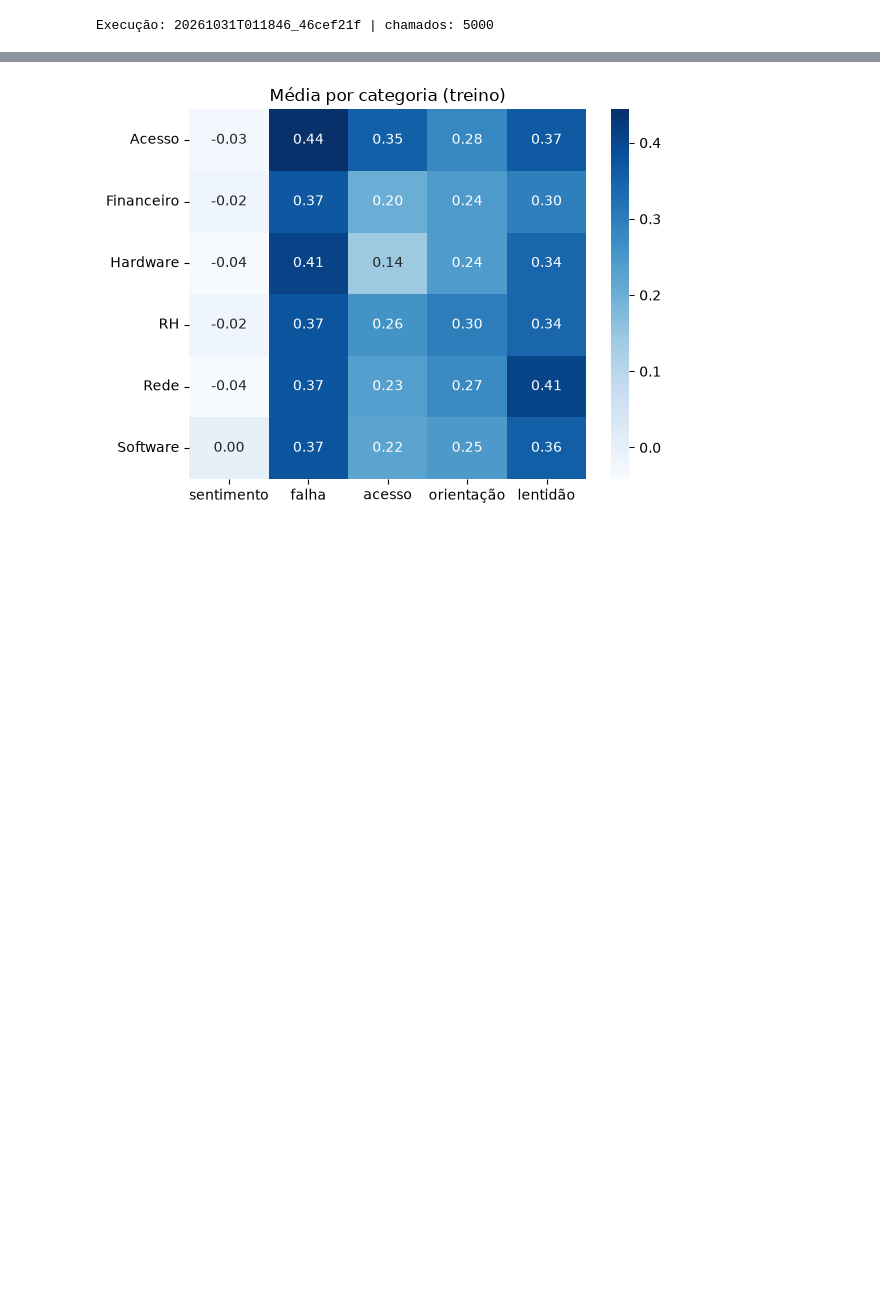
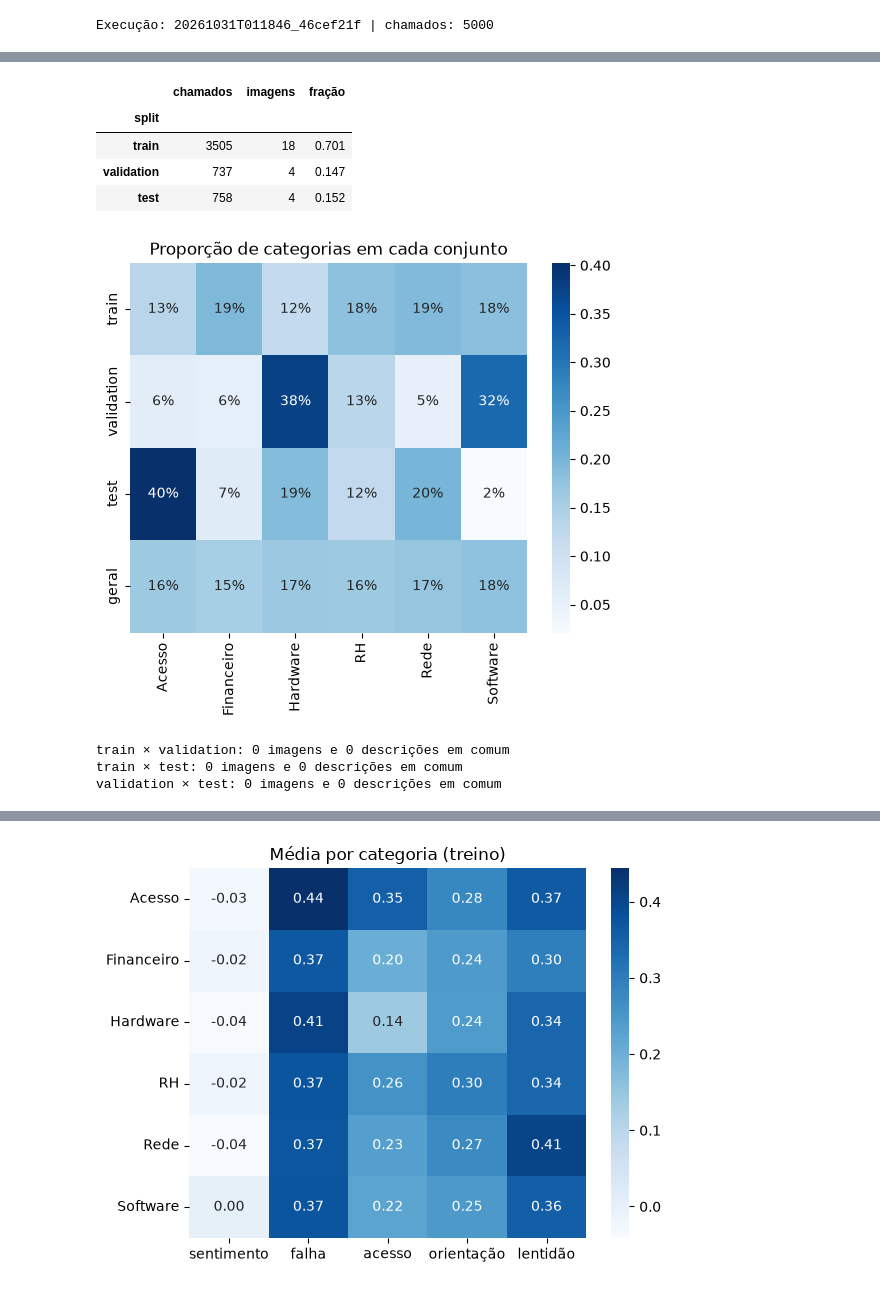
Before and after one commit to AndreyFernandes-NP/ProjetoIntegrador-II, a Jupyter notebook: notebooks/02_PLN.ipynb, the cells around one changed output, grey strips where cells are left out. Cells and saved outputs as stored; diff of their text form; code cells hidden in the pictures; blank space fills up the shorter version.

```diff
--- a/notebooks/02_PLN.ipynb
+++ b/notebooks/02_PLN.ipynb
@@ -26,0 +61,26 @@ Execução: 20261031T011846_46cef21f | chamados: 5000
+# %%
+resumo = df.groupby("split").agg(chamados=("ticket_id", "size"), imagens=("image_path", "nunique"))
+resumo["fração"] = (resumo["chamados"] / len(df)).round(3)
+display(resumo.loc[["train", "validation", "test"]])
+
+proporcao = pd.crosstab(df["split"], df["target_category"], normalize="index").loc[["train", "validation", "test"]]
+proporcao.loc["geral"] = df["target_category"].value_counts(normalize=True)
+proporcao = proporcao.astype(float)
+sns.heatmap(proporcao, annot=True, fmt=".0%", cmap="Blues").set(title="Proporção de categorias em cada conjunto", xlabel="", ylabel="")
+plt.show()
+
+conjuntos = {p: df[df["split"] == p] for p in ("train", "validation", "test")}
+for a, b in (("train", "validation"), ("train", "test"), ("validation", "test")):
+    imagens = set(conjuntos[a]["image_path"]) & set(conjuntos[b]["image_path"])
+    textos = set(conjuntos[a]["description"]) & set(conjuntos[b]["description"])
+    print(f"{a} × {b}: {len(imagens)} imagens e {len(textos)} descrições em comum")
+# %% [output]
+|  | chamados | imagens | fração |
+| split |  |  |  |
+| train | 3505 | 18 | 0.701 |
+| validation | 737 | 4 | 0.147 |
+| test | 758 | 4 | 0.152 |
+[figure, added]
+train × validation: 0 imagens e 0 descrições em comum
+train × test: 0 imagens e 0 descrições em comum
+validation × test: 0 imagens e 0 descrições em comum
```
Also changed, not shown: parts of 38 cells of this notebook.
